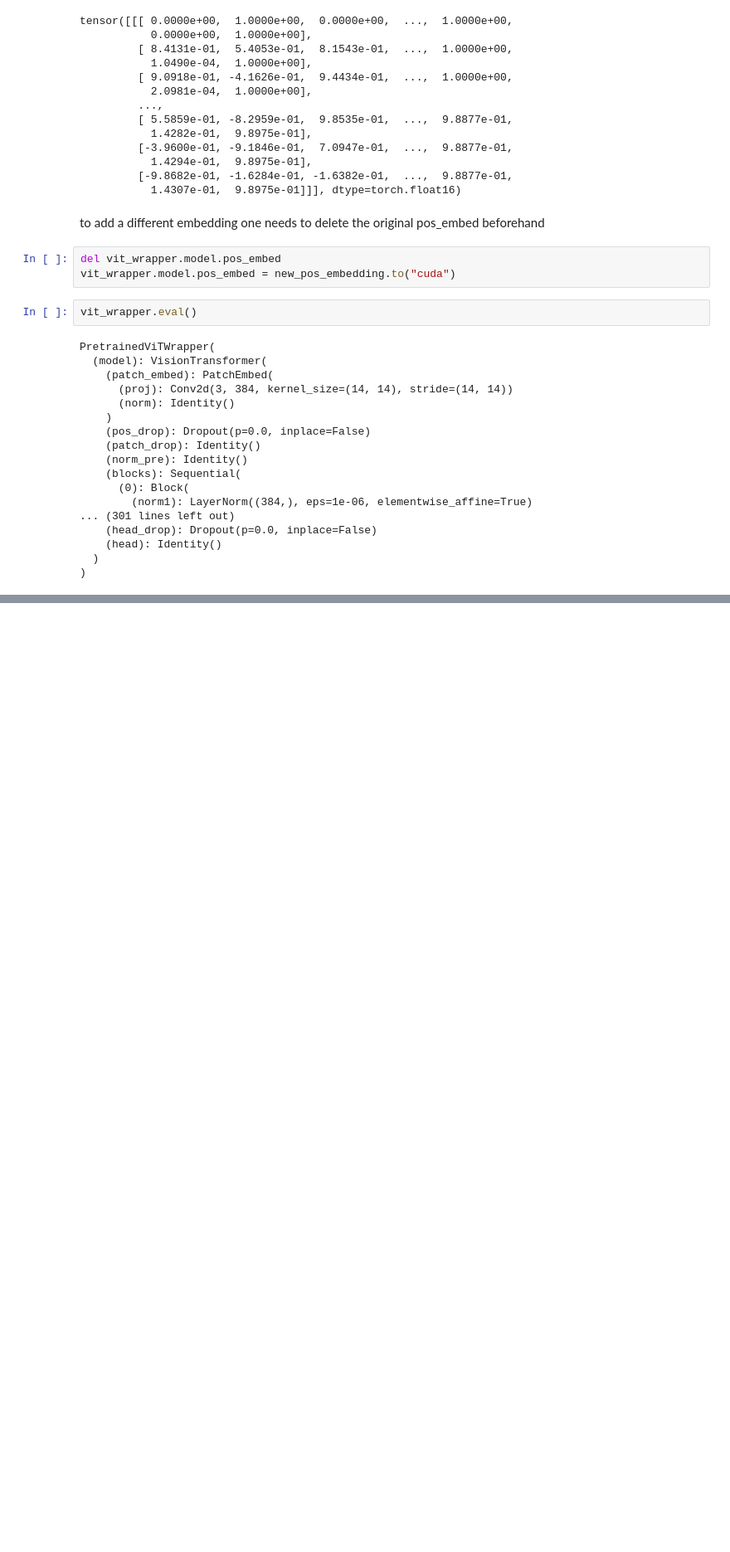
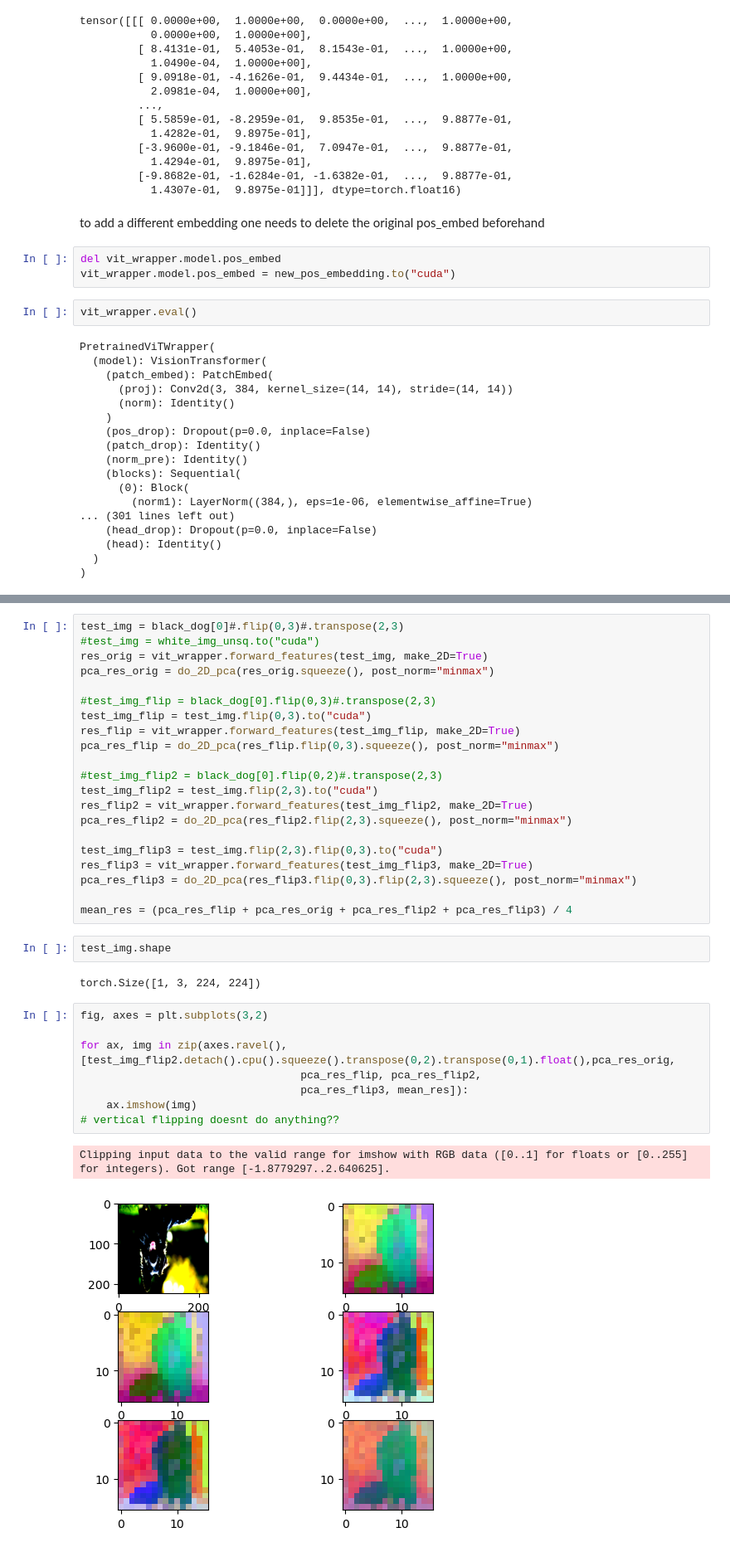
Before and after one commit to tldr-group/dino-saw, a Jupyter notebook: testing_dinov2/test.ipynb, the cells around one changed output, grey strips where cells are left out. Shown at 83% size. Drawn from its saved outputs; the diff is of its cells as text; blank space fills up the shorter version.

Commit message:
vertical flipping doesnt change the feature space?

```diff
--- a/testing_dinov2/test.ipynb
+++ b/testing_dinov2/test.ipynb
@@ -146,0 +179,36 @@ plt.imshow(scaled_plt_img)
+# %%
+test_img = black_dog[0]#.flip(0,3)#.transpose(2,3)
+#test_img = white_img_unsq.to("cuda")
+res_orig = vit_wrapper.forward_features(test_img, make_2D=True)
+pca_res_orig = do_2D_pca(res_orig.squeeze(), post_norm="minmax")
+
+#test_img_flip = black_dog[0].flip(0,3)#.transpose(2,3)
+test_img_flip = test_img.flip(0,3).to("cuda")
+res_flip = vit_wrapper.forward_features(test_img_flip, make_2D=True)
+pca_res_flip = do_2D_pca(res_flip.flip(0,3).squeeze(), post_norm="minmax")
+
+#test_img_flip2 = black_dog[0].flip(0,2)#.transpose(2,3)
+test_img_flip2 = test_img.flip(2,3).to("cuda")
+res_flip2 = vit_wrapper.forward_features(test_img_flip2, make_2D=True)
+pca_res_flip2 = do_2D_pca(res_flip2.flip(2,3).squeeze(), post_norm="minmax")
+
+test_img_flip3 = test_img.flip(2,3).flip(0,3).to("cuda")
+res_flip3 = vit_wrapper.forward_features(test_img_flip3, make_2D=True)
+pca_res_flip3 = do_2D_pca(res_flip3.flip(0,3).flip(2,3).squeeze(), post_norm="minmax")
+
+mean_res = (pca_res_flip + pca_res_orig + pca_res_flip2 + pca_res_flip3) / 4
+# %%
+test_img.shape
+# %% [output]
+torch.Size([1, 3, 224, 224])
+# %%
+fig, axes = plt.subplots(3,2)
+
+for ax, img in zip(axes.ravel(), [test_img_flip2.detach().cpu().squeeze().transpose(0,2).transpose(0,1).float(),pca_res_orig,
+                                  pca_res_flip, pca_res_flip2,
+                                  pca_res_flip3, mean_res]):
+    ax.imshow(img)
+# vertical flipping doesnt do anything??
+# %% [output]
+Clipping input data to the valid range for imshow with RGB data ([0..1] for floats or [0..255] for integers). Got range [-1.8779297..2.640625].
+[figure, added]
```
Also changed, not shown: parts of 20 cells of this notebook.
